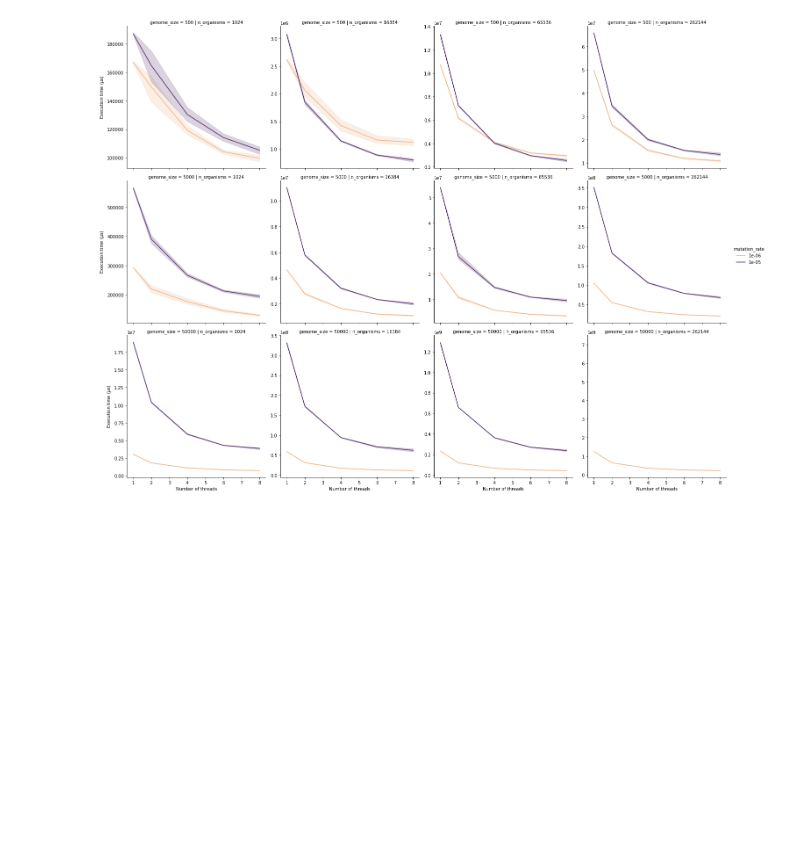
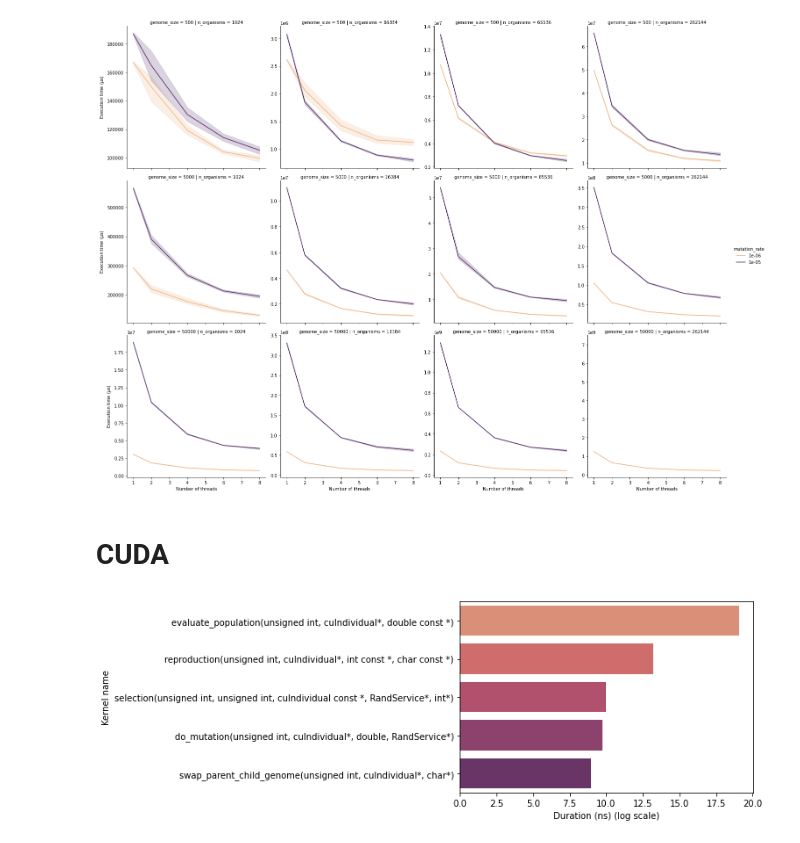
Before and after one commit to teobouvard/aevol-hpc, a Jupyter notebook: report/analysis.ipynb, the cells around one changed output. Cells and saved outputs as stored; diff of their text form; code cells hidden in the pictures; blank space fills up the shorter version.

```diff
--- a/report/analysis.ipynb
+++ b/report/analysis.ipynb
@@ -72,3 +76,24 @@ plt.show(fig)
 fig.savefig('img/benchmark_omp_static_small.pdf')
 # %% [output]
 [figure]
+# %% [markdown]
+# CUDA
+# %%
+N_ITERATIONS = 500
+df = pd.read_csv('../benchmarks/kernel_timings_full.csv')
+
+# taking logarithm because evaluate is so slow
+df["duration_log"] = np.log(df["Duration(ns)"])
+
+# do not show kernel called only once and memory transfers
+df = df.groupby(by='Name').filter(lambda x: len(x) == N_ITERATIONS or len(x) == N_ITERATIONS+1)
+
+df.sort_values(['duration_log'], ascending=False, inplace=True)
+# %%
+ax = sns.barplot(data=df, x="duration_log", y="Name", palette='flare')
+ax.set_xlabel("Duration (ns) (log scale)")
+ax.set_ylabel("Kernel name")
+
+ax.get_figure().savefig('img/kernel_timings.pdf', bbox_inches='tight')
+# %% [output]
+[figure, added]
```
Also changed, not shown: parts of 5 cells of this notebook, 13 other files.
